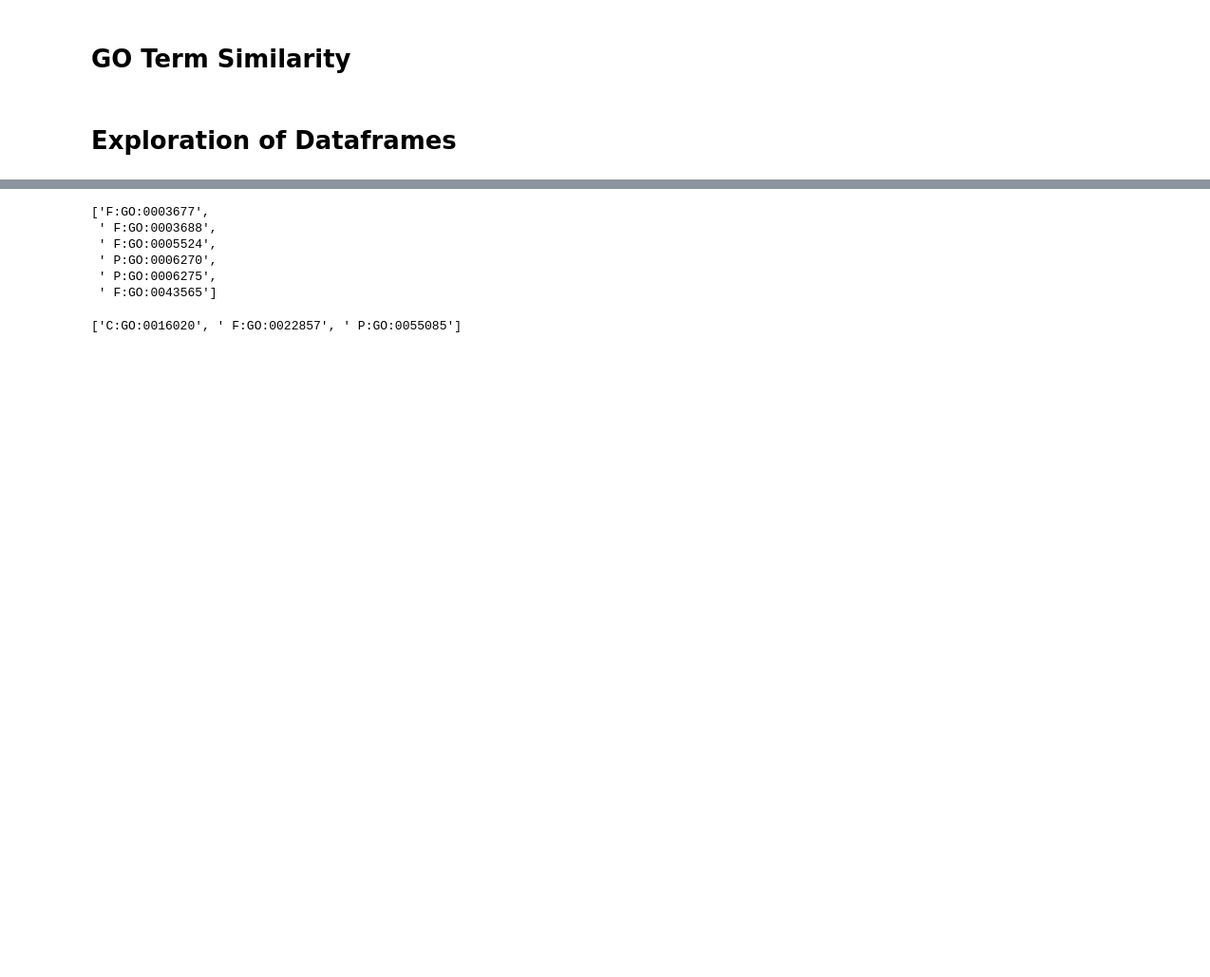
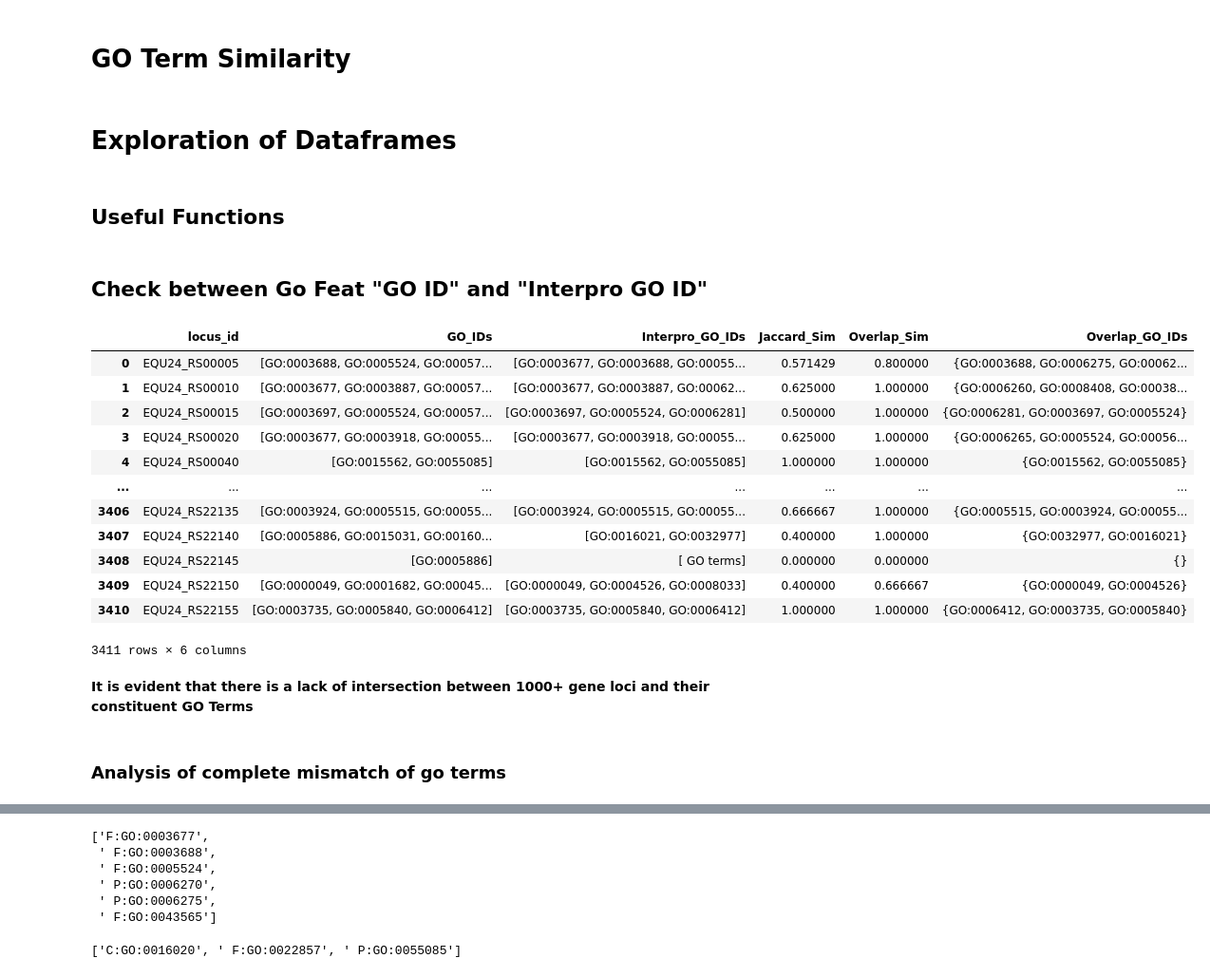
Before and after one commit to vsk-1167/research-5G-transcriptomic-exploration, a Jupyter notebook: Enrichment Analysis/GO_term_exploration.ipynb, the cells around one changed output, grey strips where cells are left out. Shown at 95% size. Saved outputs shown, nothing was run; the diff lists cells and outputs as text; code cells hidden in the pictures; blank space fills up the shorter version.

```diff
--- a/Enrichment Analysis/GO_term_exploration.ipynb
+++ b/Enrichment Analysis/GO_term_exploration.ipynb
@@ -133,3 +208,5 @@ Name: Gene onthology, Length: 4373, dtype: object
 # GO Term Similarity
 # %% [markdown]
 # Exploration of Dataframes
+# %% [markdown]
+## Useful Functions
@@ -135,0 +227,60 @@ Name: Gene onthology, Length: 4373, dtype: object
+# %%
+# This method builds a similarity analysis dataframe that accepts two dataframes' GO Terms,
+#    and a list of the comprising loci. Together, builds the Overlap Similarity matrix and
+#    Jaccard Similarity Score
+#
+# returns a new dataframe with said analytic metrics
+def build_Similarity_Analysis(locus_list, first_go_holder, second_go_holder):
+
+    go_term_holder = []
+
+    for num, locus_id in enumerate(locus_list):
+
+        first_go_ids = first_go_holder[locus_id]    #list(loci.strip() for loci in first_go_holder[locus_id].split(";"))
+        second_go_ids = second_go_holder[locus_id]   #list(loci.strip() for loci in second_go_holder[locus_id].split(";"))
+
+        overlap_go_terms = set(first_go_ids).intersection(set(second_go_ids))
+
+        jaccard_similarity = len(overlap_go_terms) / len(set(first_go_ids).union(set(second_go_ids)))
+
+        overlap_similarity = 0
+
+        if len(first_go_ids) > len(second_go_ids):
+            overlap_similarity = 1 * len(overlap_go_terms) / len(set(second_go_ids))
+        else:
+            overlap_similarity = len(overlap_go_terms) / len(set(first_go_ids))
+
+        go_term_holder.append([locus_id, first_go_ids, second_go_ids, jaccard_similarity, overlap_similarity, overlap_go_terms])
+
+    df_sims = pd.DataFrame(go_term_holder)
+
+    df_sims.columns = ["locus_id", "GO_IDs", "Interpro_GO_IDs", "Jaccard_Sim", "Overlap_Sim", "Overlap_GO_IDs"]
+    return df_sims
+# %% [markdown]
+## Check between Go Feat "GO ID" and "Interpro GO ID"
+# %%
+locus_list = list(blast_go_loci_to_onto.keys()) # list(df_blast2go_cleaned["locus_id"])
+first_go_holder = blast_go_loci_to_onto #list(df_blast2go_cleaned["GO IDs"])
+second_go_holder = blast_go_loci_to_interpro_onto #list(df_blast2go_cleaned["InterPro GO IDs"])
+
+df_blast2go_sims = build_Similarity_Analysis(locus_list, first_go_holder, second_go_holder)
+
+df_blast2go_sims
+# %% [output]
+|  | locus_id | GO_IDs | Interpro_GO_IDs | Jaccard_Sim | Overlap_Sim | Overlap_GO_IDs |
+| 0 | EQU24_RS00005 | [GO:0003688, GO:0005524, GO:00057... | [GO:0003677, GO:0003688, GO:00055... | 0.571429 | 0.800000 | {GO:0003688, GO:0006275, GO:00062... |
+| 1 | EQU24_RS00010 | [GO:0003677, GO:0003887, GO:00057... | [GO:0003677, GO:0003887, GO:00062... | 0.625000 | 1.000000 | {GO:0006260, GO:0008408, GO:00038... |
+| 2 | EQU24_RS00015 | [GO:0003697, GO:0005524, GO:00057... | [GO:0003697, GO:0005524, GO:0006281] | 0.500000 | 1.000000 | {GO:0006281, GO:0003697, GO:0005524} |
+| 3 | EQU24_RS00020 | [GO:0003677, GO:0003918, GO:00055... | [GO:0003677, GO:0003918, GO:00055... | 0.625000 | 1.000000 | {GO:0006265, GO:0005524, GO:00056... |
+| 4 | EQU24_RS00040 | [GO:0015562, GO:0055085] | [GO:0015562, GO:0055085] | 1.000000 | 1.000000 | {GO:0015562, GO:0055085} |
+| ... | ... | ... | ... | ... | ... | ... |
+| 3406 | EQU24_RS22135 | [GO:0003924, GO:0005515, GO:00055... | [GO:0003924, GO:0005515, GO:00055... | 0.666667 | 1.000000 | {GO:0005515, GO:0003924, GO:00055... |
+| 3407 | EQU24_RS22140 | [GO:0005886, GO:0015031, GO:00160... | [GO:0016021, GO:0032977] | 0.400000 | 1.000000 | {GO:0032977, GO:0016021} |
+| 3408 | EQU24_RS22145 | [GO:0005886] | [ GO terms] | 0.000000 | 0.000000 | {} |
+| 3409 | EQU24_RS22150 | [GO:0000049, GO:0001682, GO:00045... | [GO:0000049, GO:0004526, GO:0008033] | 0.400000 | 0.666667 | {GO:0000049, GO:0004526} |
+| 3410 | EQU24_RS22155 | [GO:0003735, GO:0005840, GO:0006412] | [GO:0003735, GO:0005840, GO:0006412] | 1.000000 | 1.000000 | {GO:0006412, GO:0003735, GO:0005840} |
+3411 rows × 6 columns
+# %% [markdown]
+<b> It is evident that there is a lack of intersection between 1000+ gene loci and their constituent GO Terms
+# %% [markdown]
+### Analysis of complete mismatch of go terms
```
Also changed, not shown: parts of 48 cells of this notebook.
